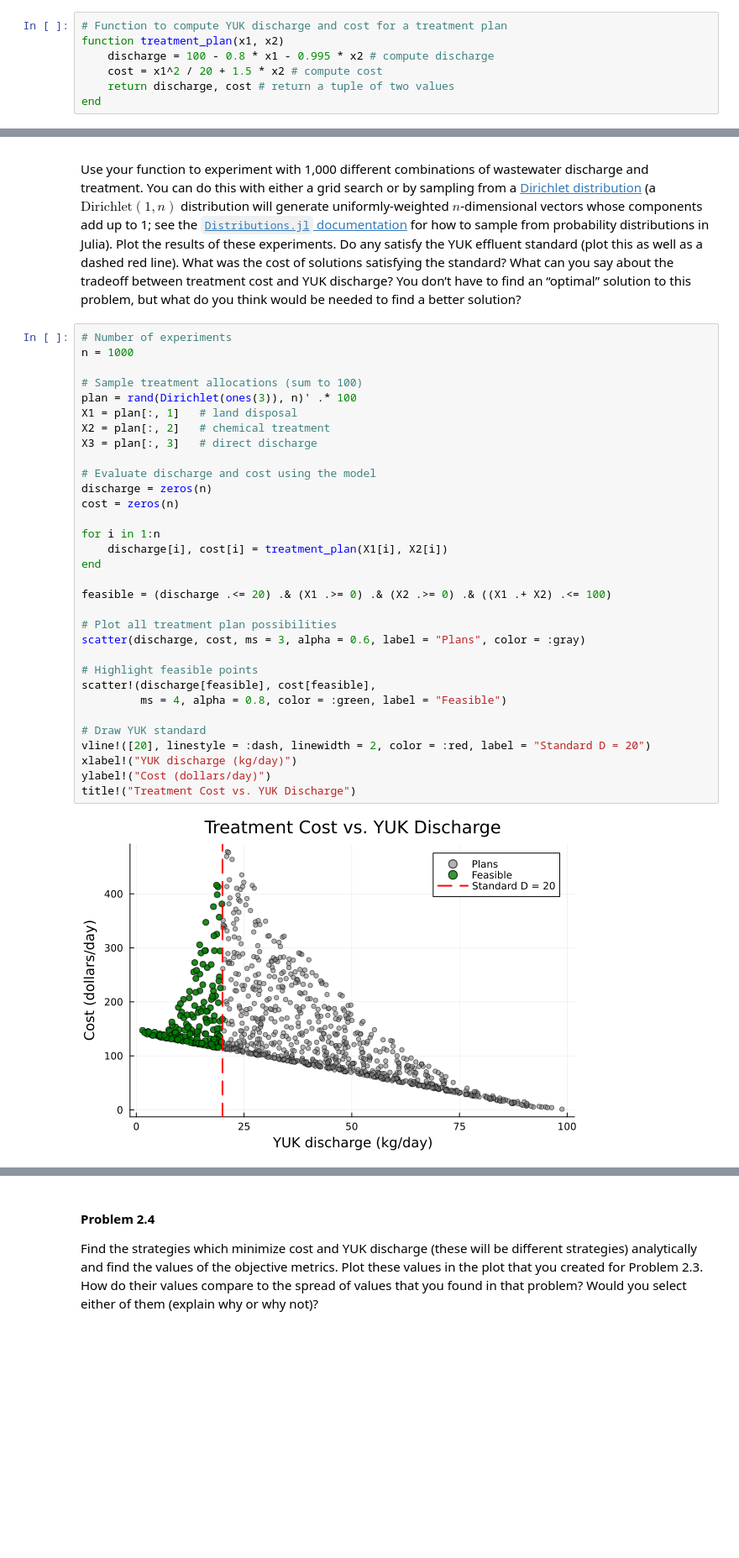
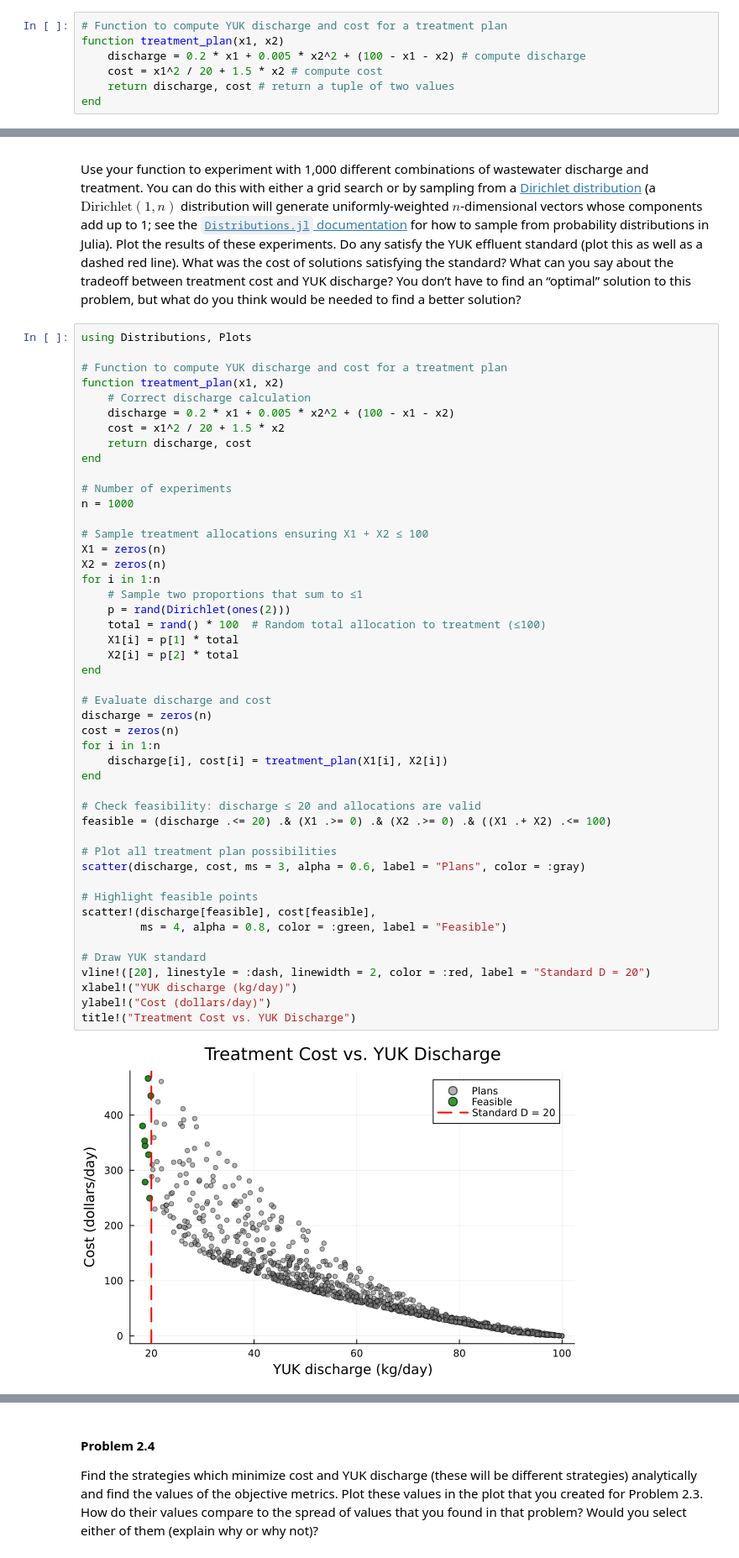
Before and after one commit to BEE4750-FA25/bee4750-hw1-xl748, a Jupyter notebook: hw01.ipynb, the cells around one changed output, grey strips where cells are left out. Shown at 84% size. Drawn from its saved outputs; the diff is of its cells as text; blank space fills up the shorter version.

```diff
--- a/hw01.ipynb
+++ b/hw01.ipynb
@@ -408,7 +408,7 @@ going on and why.
 # %%
 # Function to compute YUK discharge and cost for a treatment plan
 function treatment_plan(x1, x2)
-    discharge = 100 - 0.8 * x1 - 0.995 * x2 # compute discharge
+    discharge = 0.2 * x1 + 0.005 * x2^2 + (100 - x1 - x2) # compute discharge
     cost = x1^2 / 20 + 1.5 * x2 # compute cost
     return discharge, cost # return a tuple of two values
 end
@@ -436,38 +436,53 @@ treatment cost and YUK discharge? You don’t have to find an “optimal”
 solution to this problem, but what do you think would be needed to find
 a better solution?
 # %%
+using Distributions, Plots
+
+# Function to compute YUK discharge and cost for a treatment plan
+function treatment_plan(x1, x2)
+    # Correct discharge calculation
+    discharge = 0.2 * x1 + 0.005 * x2^2 + (100 - x1 - x2)
+    cost = x1^2 / 20 + 1.5 * x2
+    return discharge, cost
+end
+
 # Number of experiments
 n = 1000
 
-# Sample treatment allocations (sum to 100)
-plan = rand(Dirichlet(ones(3)), n)' .* 100
-X1 = plan[:, 1]   # land disposal
-X2 = plan[:, 2]   # chemical treatment
-X3 = plan[:, 3]   # direct discharge
+# Sample treatment allocations ensuring X1 + X2 ≤ 100
+X1 = zeros(n)
+X2 = zeros(n)
+for i in 1:n
+    # Sample two proportions that sum to ≤1
+    p = rand(Dirichlet(ones(2)))
+    total = rand() * 100  # Random total allocation to treatment (≤100)
+    X1[i] = p[1] * total
+    X2[i] = p[2] * total
+end
 
-# Evaluate discharge and cost using the model
+# Evaluate discharge and cost
 discharge = zeros(n)
 cost = zeros(n)
-
 for i in 1:n
     discharge[i], cost[i] = treatment_plan(X1[i], X2[i])
 end
 
+# Check feasibility: discharge ≤ 20 and allocations are valid
 feasible = (discharge .<= 20) .& (X1 .>= 0) .& (X2 .>= 0) .& ((X1 .+ X2) .<= 100)
 
 # Plot all treatment plan possibilities
 scatter(discharge, cost, ms = 3, alpha = 0.6, label = "Plans", color = :gray)
 
 # Highlight feasible points
 scatter!(discharge[feasible], cost[feasible],
          ms = 4, alpha = 0.8, color = :green, label = "Feasible")
 
 # Draw YUK standard
 vline!([20], linestyle = :dash, linewidth = 2, color = :red, label = "Standard D = 20")
 xlabel!("YUK discharge (kg/day)")
 ylabel!("Cost (dollars/day)")
 title!("Treatment Cost vs. YUK Discharge")
 # %% [output]
-[figure, old version]
+[figure, new version]
 # %% [markdown]
 ### Writeup
```
Also changed, not shown: parts of 3 cells of this notebook.
